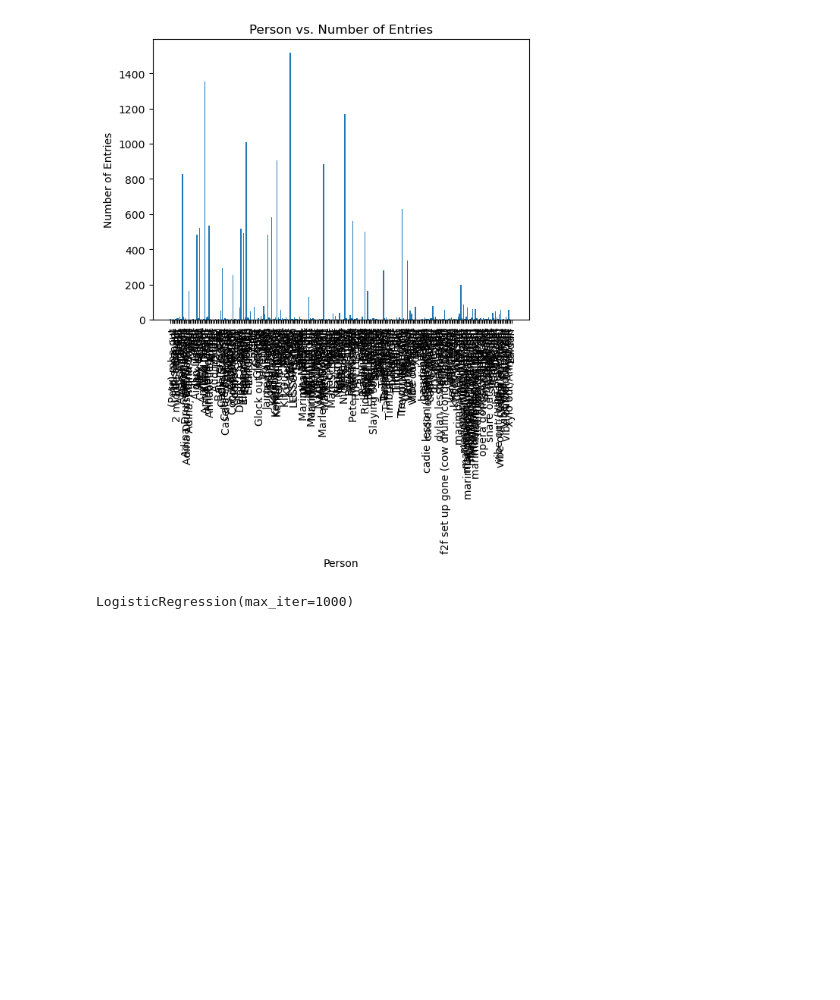
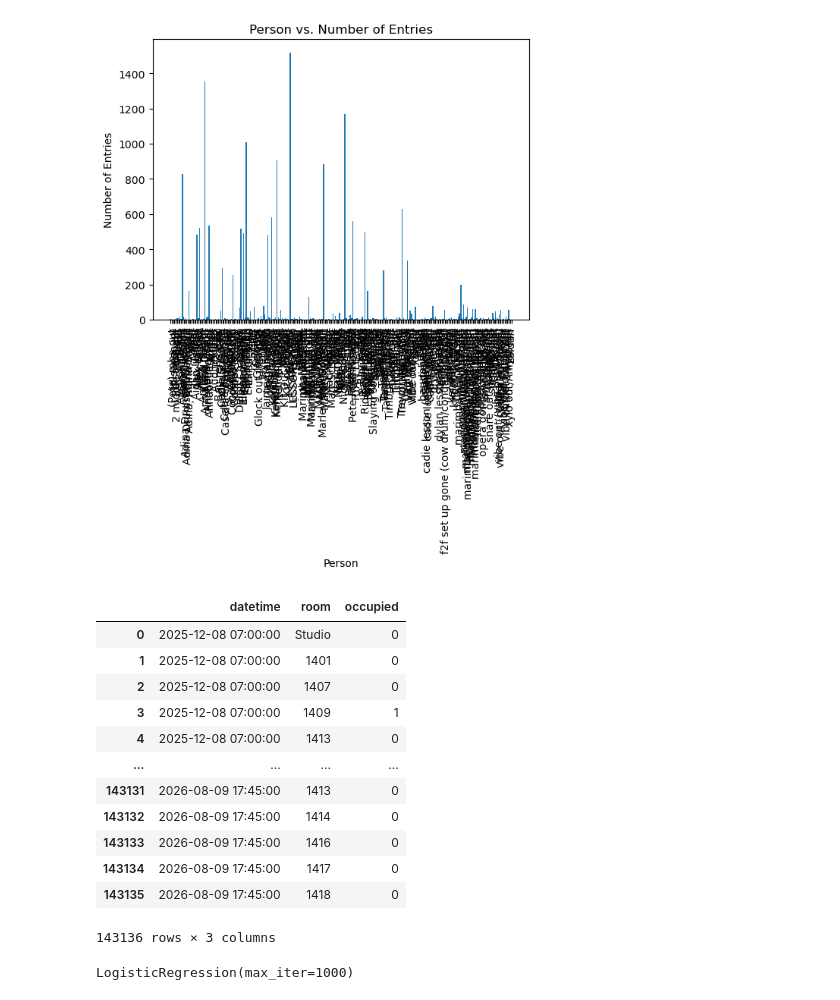
Before and after one commit to amdieter/practice-room-data, a Jupyter notebook: Practice Log.ipynb, the cells around one changed output. Drawn from its saved outputs; the diff is of its cells as text; code cells hidden in the pictures; blank space fills up the shorter version.

```diff
--- a/Practice Log.ipynb
+++ b/Practice Log.ipynb
@@ -534,7 +569,7 @@ plt.show()
 
 # data collection/cleaning
 # create datetime object with day and time combined
-entries["datetime"] = pd.to_datetime(entries["day"]) + pd.to_timedelta(pd.to_datetime(entries["time"], format="%I:%M %p").dt.strftime('%H:%M:%S'))
+# entries["datetime"] = pd.to_datetime(entries["day"]) + pd.to_timedelta(pd.to_datetime(entries["time"], format="%I:%M %p").dt.strftime('%H:%M:%S'))
 
 # get full range/potential times
 times = pd.date_range(
@@ -542,6 +577,9 @@ times = pd.date_range(
     end=entries["datetime"].max(),
     freq="15min"
 )
+
+# filter so only between 7am and 11pm
+times = times[times.indexer_between_time("07:00", "23:00")]
 
 # create df of times and rooms (Cartesian product)
 full_schedule = (
@@ -563,6 +601,22 @@ dataset = full_schedule.merge(
 
 # NaN values (non-entries) become 0
 dataset["occupied"] = dataset["occupied"].fillna(0).astype(int)
+# %%
+dataset
+# %% [output]
+|  | datetime | room | occupied |
+| 0 | 2025-12-08 07:00:00 | Studio | 0 |
+| 1 | 2025-12-08 07:00:00 | 1401 | 0 |
+| 2 | 2025-12-08 07:00:00 | 1407 | 0 |
+| 3 | 2025-12-08 07:00:00 | 1409 | 1 |
+| 4 | 2025-12-08 07:00:00 | 1413 | 0 |
+| ... | ... | ... | ... |
+| 143131 | 2026-08-09 17:45:00 | 1413 | 0 |
+| 143132 | 2026-08-09 17:45:00 | 1414 | 0 |
+| 143133 | 2026-08-09 17:45:00 | 1416 | 0 |
+| 143134 | 2026-08-09 17:45:00 | 1417 | 0 |
+| 143135 | 2026-08-09 17:45:00 | 1418 | 0 |
+143136 rows × 3 columns
 # %%
 # Sort
 dataset = dataset.sort_values(["room", "datetime"])
```
Also changed, not shown: parts of 14 cells of this notebook, 4 other files.
